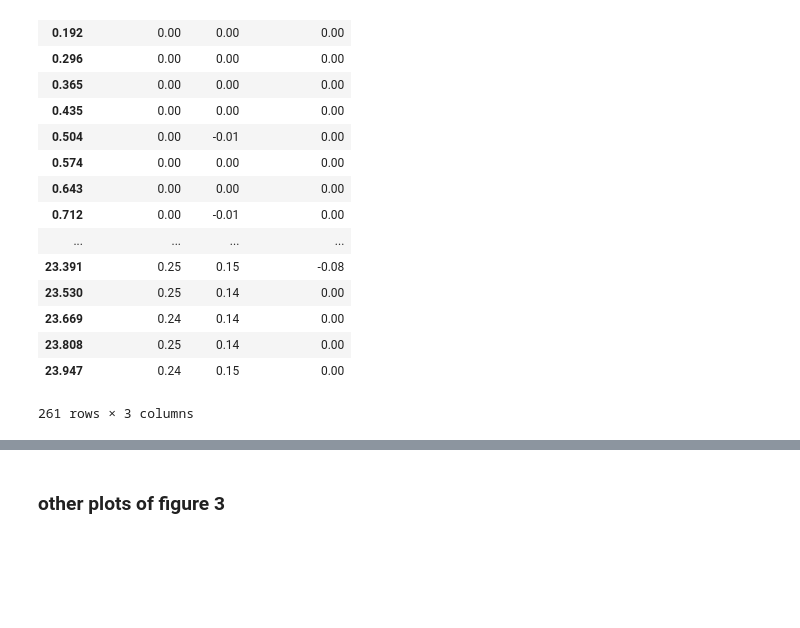
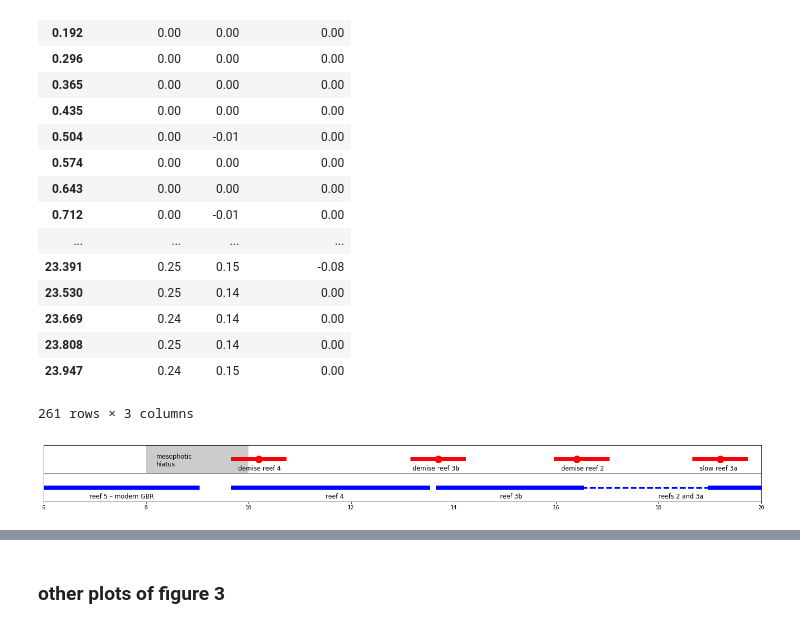
Before and after one commit to tawonque/gbr_flooding, a Jupyter notebook: resample_paperGBR.ipynb, the cells around one changed output, grey strips where cells are left out. Drawn from its saved outputs; the diff is of its cells as text; code cells hidden in the pictures; blank space fills up the shorter version.

```diff
--- a/resample_paperGBR.ipynb
+++ b/resample_paperGBR.ipynb
@@ -757,6 +812,63 @@ sea_level_curve.diff()
 | 23.808 | 0.25 | 0.14 | 0.00 |
 | 23.947 | 0.24 | 0.15 | 0.00 |
 261 rows × 3 columns
+# %%
+fig = plt.figure(figsize=(25,2))
+
+ax = plt.subplot(111)
+plt.plot([6, 20], [0.5, 0.5], c='k', linewidth=0.5)
+# demise
+## slowing of 3a
+plt.plot([19.7, 18.7], [0.75, 0.75], c='r', linewidth=8)
+plt.scatter(19.2, 0.75, c='r', s=180)
+plt.text(18.8, 0.56, 'slow reef 3a', fontsize=12)
+## death of 2 and start of 3b
+plt.plot([16.0, 17.0], [0.75, 0.75], c='r', linewidth=8)
+plt.scatter(16.4, 0.75, c='r', s=180)
+plt.text(16.1, 0.56, 'demise reef 2', fontsize=12)
+## death of 3b
+plt.plot([13.2, 14.2], [0.75, 0.75], c='r', linewidth=8)
+plt.scatter(13.7, 0.75, c='r', s=180)
+plt.text(13.2, 0.56, 'demise reef 3b', fontsize=12)
+## demise of 4
+plt.plot([9.7, 10.7], [0.75, 0.75], c='r', linewidth=8)
+plt.scatter(10.2, 0.75, c='r', s=180)
+plt.text(9.8, 0.56, 'demise reef 4', fontsize=12)
+## mesophotic hiatus
+hiatus = patches.Rectangle((8,0.5),2,8,linewidth=1,edgecolor=None,facecolor='k', alpha=0.2)
+ax.add_patch(hiatus)
+plt.text(8.2, 0.63, 'mesophotic\nhiatus', fontsize=12)
+
+
+# growth
+## 3A
+plt.plot([20, 19], [0.25, 0.25], c='b', linewidth=8)
+plt.plot([19, 16], [0.25, 0.25], '--', c='b', linewidth=3)
+plt.text(18, 0.06, 'reefs 2 and 3a', fontsize=12)
+
+## 3b
+plt.plot([16.5, 13.7], [0.25, 0.25], c='b', linewidth=8)
+plt.text(14.9, 0.06, 'reef 3b', fontsize=12)
+
+# 4 13 - 10
+plt.plot([13.5, 9.7], [0.25, 0.25], c='b', linewidth=8)
+plt.text(11.5, 0.06, 'reef 4', fontsize=12)
+
+# 5
+plt.plot([9, 6], [0.25, 0.25], c='b', linewidth=8)
+plt.text(6.9, 0.06, 'reef 5 – modern GBR', fontsize=12)
+
+plt.yticks([])
+
+plt.xlim(6, 20)
+plt.ylim(0,1)
+
+plt.savefig('./figures_review/figure_reef-response_review.svg')
+plt.savefig('./figures_review/figure_reef-response_review.pdf')
+
+plt.show()
+# %% [output]
+[figure, added]
 # %%
 #x_axis = sealevels
 x_axis = sea_level_resamp.age
```
Also changed, not shown: parts of 19 cells of this notebook, 6 other files.
